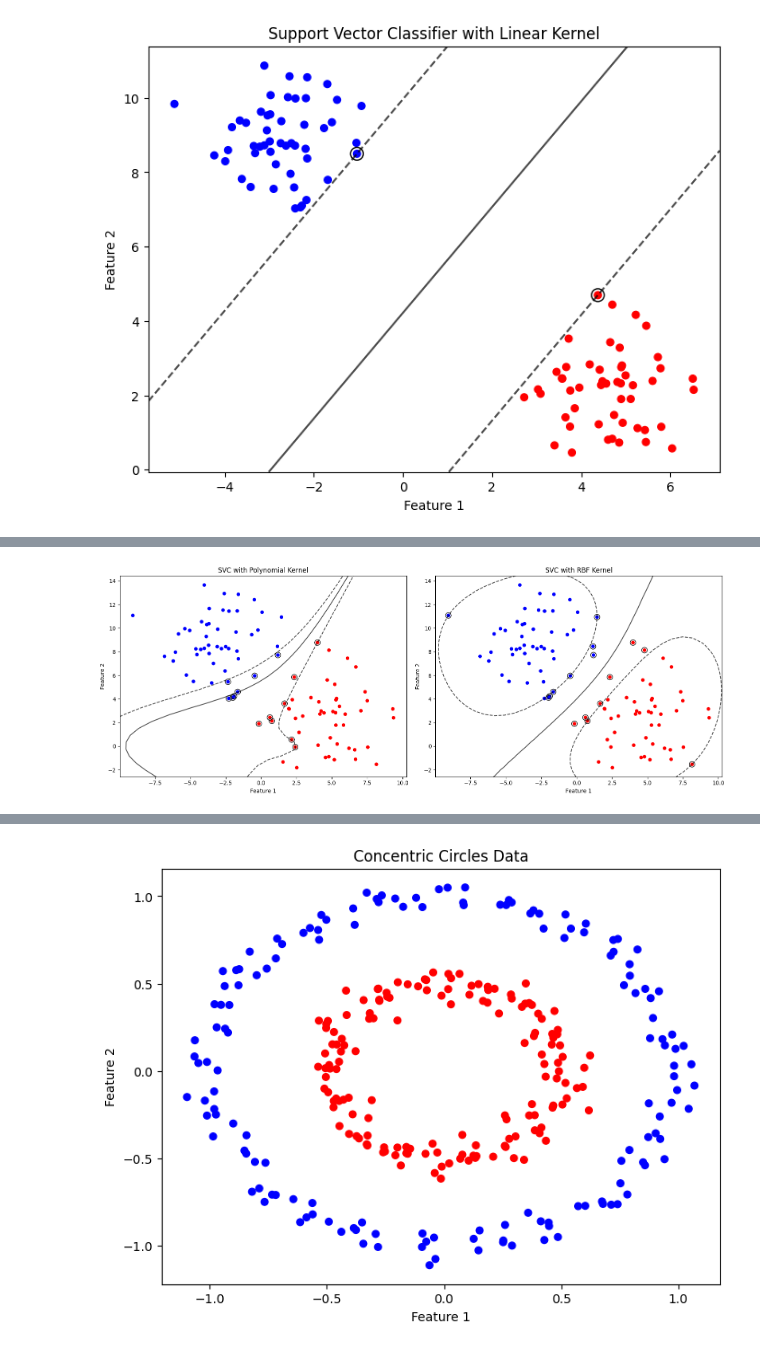
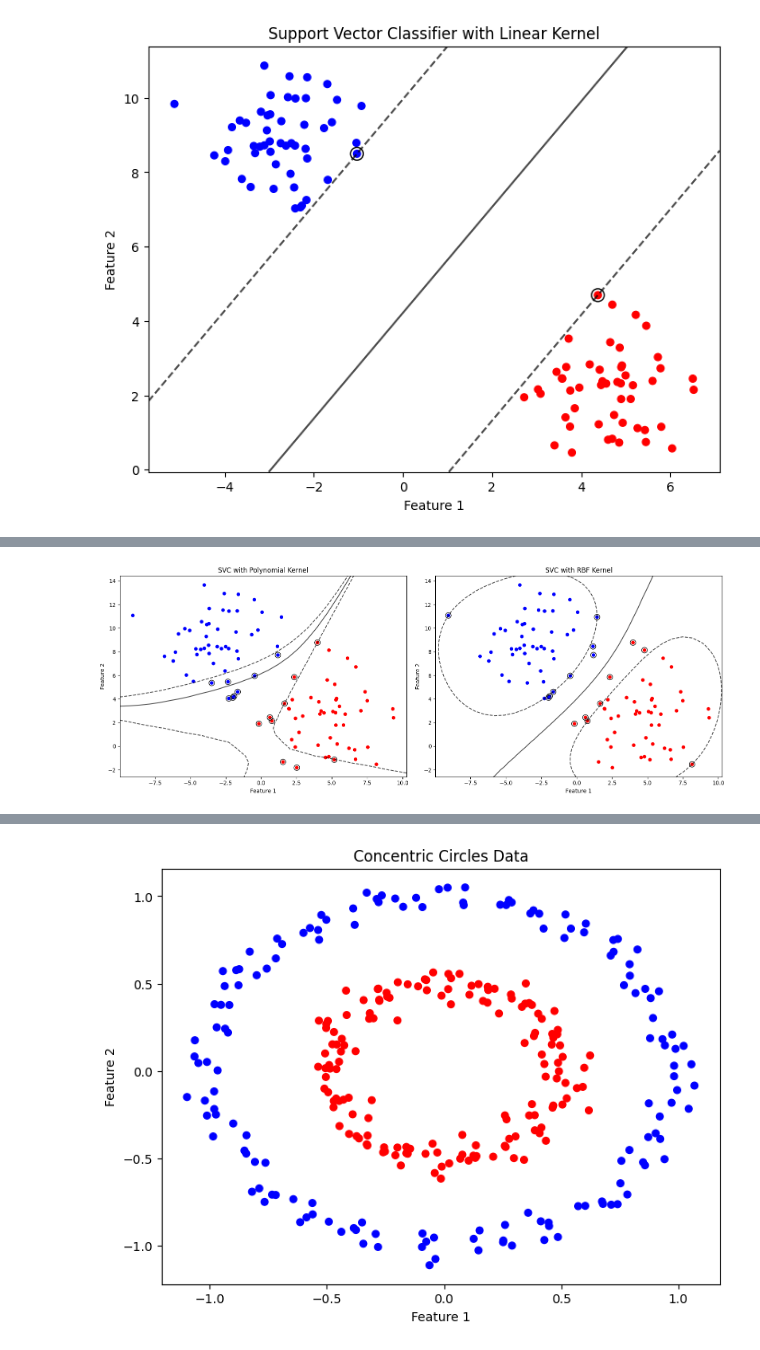
Before and after one commit to sachinvarriar/ML-Tutorials, a Jupyter notebook: Support_Vector_Machine.ipynb, the cells around one changed output, grey strips where cells are left out. Drawn from its saved outputs; the diff is of its cells as text; code cells hidden in the pictures.

```diff
--- a/Support_Vector_Machine.ipynb
+++ b/Support_Vector_Machine.ipynb
@@ -62,7 +130,7 @@ from sklearn.datasets import make_blobs
 X, y = make_blobs(n_samples=100, centers=2, random_state=42, cluster_std=2.5)
 
 # Train a Support Vector Classifier with a polynomial kernel
-svc_poly = SVC(kernel='poly', degree=3)
+svc_poly = SVC(kernel='poly', degree=4, C=0.7)
 svc_poly.fit(X, y)
 
 # Train a Support Vector Classifier with an RBF kernel
@@ -92,31 +160,31 @@ ax.scatter(svc_poly.support_vectors_[:, 0], svc_poly.support_vectors_[:, 1], s=1
 plt.xlabel("Feature 1")
 plt.ylabel("Feature 2")
 plt.title("SVC with Polynomial Kernel")
 
 # Plot decision boundary for RBF kernel
 plt.subplot(1, 2, 2)
 plt.scatter(X[:, 0], X[:, 1], c=y, cmap='bwr', s=30)
 
 ax = plt.gca()
 xlim = ax.get_xlim()
 ylim = ax.get_ylim()
 
 xx = np.linspace(xlim[0], xlim[1], 30)
 yy = np.linspace(ylim[0], ylim[1], 30)
 YY, XX = np.meshgrid(yy, xx)
 xy = np.vstack([XX.ravel(), YY.ravel()]).T
 Z_rbf = svc_rbf.decision_function(xy).reshape(XX.shape)
 
 ax.contour(XX, YY, Z_rbf, colors='k', levels=[-1, 0, 1], alpha=0.7,
            linestyles=['--', '-', '--'])
 ax.scatter(svc_rbf.support_vectors_[:, 0], svc_rbf.support_vectors_[:, 1], s=100,
            linewidth=1, facecolors='none', edgecolors='k')
 
 plt.xlabel("Feature 1")
 plt.ylabel("Feature 2")
 plt.title("SVC with RBF Kernel")
 
 plt.tight_layout()
 plt.show()
 # %% [output]
-[figure, old version]
+[figure, new version]
```
Also changed, not shown: parts of 3 cells of this notebook.
